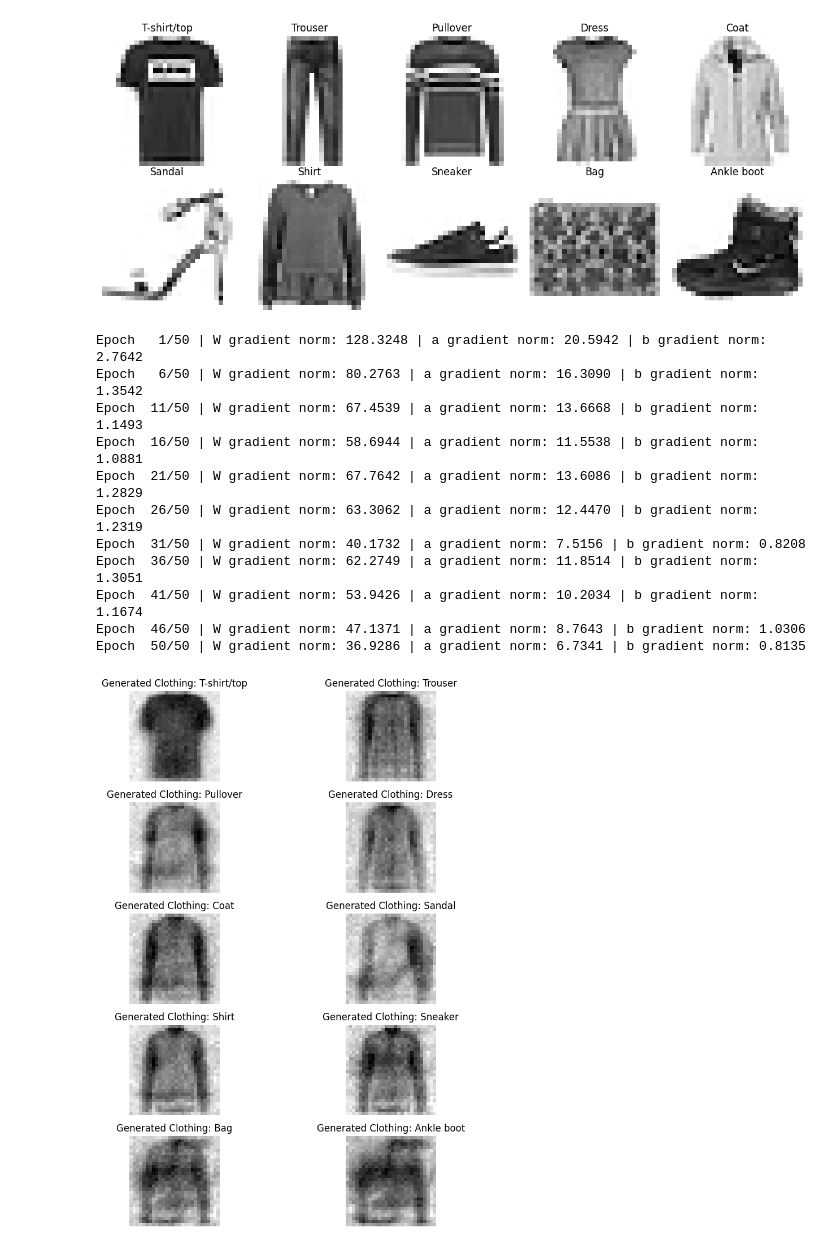
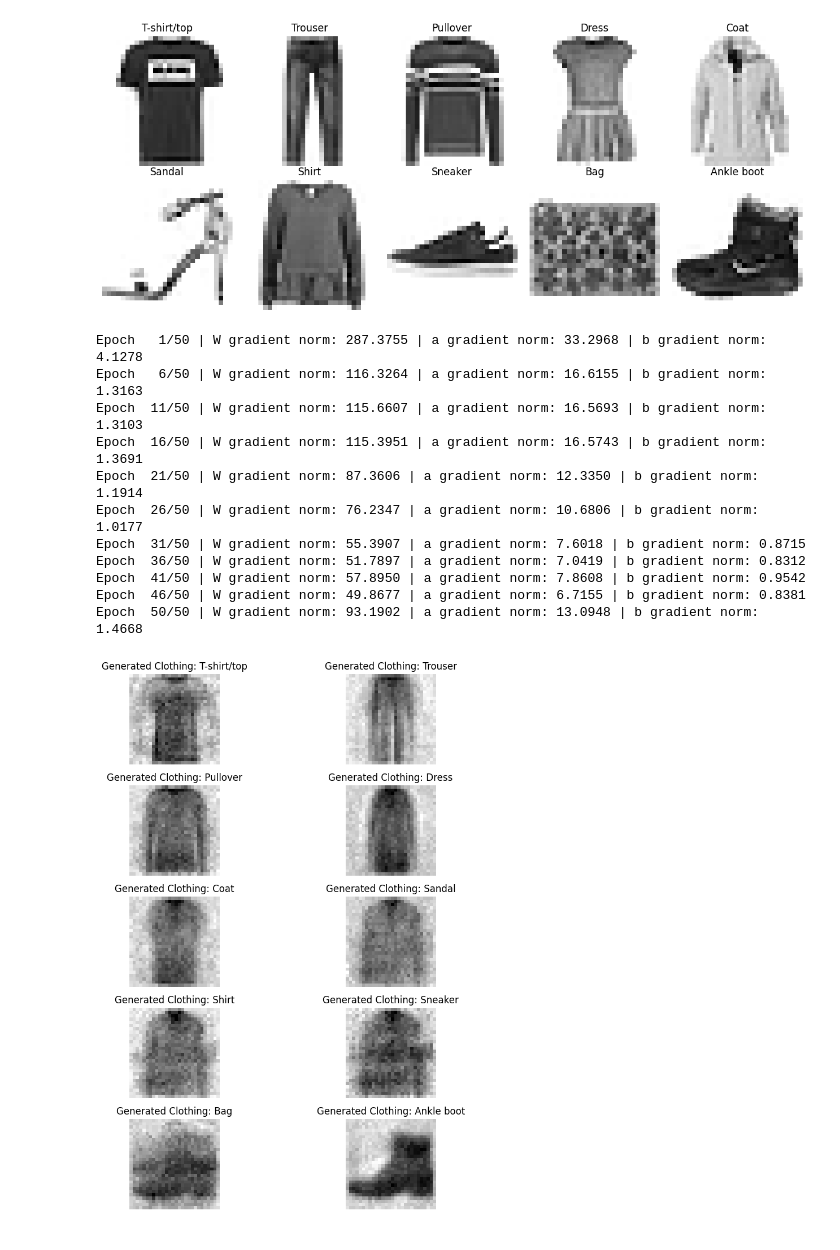
Before and after one commit to dyoldas/boltzmann_machines, a Jupyter notebook: neural_boltzmann_machine_fashion_mnist.ipynb, the cells around one changed output. Drawn from its saved outputs; the diff is of its cells as text; code cells hidden in the pictures.

```diff
--- a/neural_boltzmann_machine_fashion_mnist.ipynb
+++ b/neural_boltzmann_machine_fashion_mnist.ipynb
@@ -258,7 +258,7 @@ class NeuralRBM(nn.Module):
         W = self.W_net(z).reshape(-1, self.num_vis, self.num_hid)
         return a, b, W
 # %%
-N, M = 784, 64
+N, M = 784, 128
 batch_size = 256
 num_epochs = 50
 learning_rate = 1e-3
@@ -342,30 +342,30 @@ for epoch in range(num_epochs):
             f"b gradient norm: {mean_errors[2]:.4f}"
         )
 # %% [output]
-Epoch   1/50 | W gradient norm: 128.3248 | a gradient norm: 20.5942 | b gradient norm: 2.7642
-Epoch   6/50 | W gradient norm: 80.2763 | a gradient norm: 16.3090 | b gradient norm: 1.3542
-Epoch  11/50 | W gradient norm: 67.4539 | a gradient norm: 13.6668 | b gradient norm: 1.1493
-Epoch  16/50 | W gradient norm: 58.6944 | a gradient norm: 11.5538 | b gradient norm: 1.0881
-Epoch  21/50 | W gradient norm: 67.7642 | a gradient norm: 13.6086 | b gradient norm: 1.2829
-Epoch  26/50 | W gradient norm: 63.3062 | a gradient norm: 12.4470 | b gradient norm: 1.2319
-Epoch  31/50 | W gradient norm: 40.1732 | a gradient norm: 7.5156 | b gradient norm: 0.8208
-Epoch  36/50 | W gradient norm: 62.2749 | a gradient norm: 11.8514 | b gradient norm: 1.3051
-Epoch  41/50 | W gradient norm: 53.9426 | a gradient norm: 10.2034 | b gradient norm: 1.1674
-Epoch  46/50 | W gradient norm: 47.1371 | a gradient norm: 8.7643 | b gradient norm: 1.0306
-Epoch  50/50 | W gradient norm: 36.9286 | a gradient norm: 6.7341 | b gradient norm: 0.8135
+Epoch   1/50 | W gradient norm: 287.3755 | a gradient norm: 33.2968 | b gradient norm: 4.1278
+Epoch   6/50 | W gradient norm: 116.3264 | a gradient norm: 16.6155 | b gradient norm: 1.3163
+Epoch  11/50 | W gradient norm: 115.6607 | a gradient norm: 16.5693 | b gradient norm: 1.3103
+Epoch  16/50 | W gradient norm: 115.3951 | a gradient norm: 16.5743 | b gradient norm: 1.3691
+Epoch  21/50 | W gradient norm: 87.3606 | a gradient norm: 12.3350 | b gradient norm: 1.1914
+Epoch  26/50 | W gradient norm: 76.2347 | a gradient norm: 10.6806 | b gradient norm: 1.0177
+Epoch  31/50 | W gradient norm: 55.3907 | a gradient norm: 7.6018 | b gradient norm: 0.8715
+Epoch  36/50 | W gradient norm: 51.7897 | a gradient norm: 7.0419 | b gradient norm: 0.8312
+Epoch  41/50 | W gradient norm: 57.8950 | a gradient norm: 7.8608 | b gradient norm: 0.9542
+Epoch  46/50 | W gradient norm: 49.8677 | a gradient norm: 6.7155 | b gradient norm: 0.8381
+Epoch  50/50 | W gradient norm: 93.1902 | a gradient norm: 13.0948 | b gradient norm: 1.4668
 # %%
 # Visualize a Samples
 v0 = torch.randn(N, device=device)
 a_all, b_all, W_all = model(label_inputs)
 
 fig, axes = plt.subplots(5, 2, figsize=(10, 10))
 for i, ax in enumerate(axes.flat):
-    v_sample = Block_Gibbs_sampling(v0, W_all[i], a_all[i], b_all[i], 10000)
+    v_sample = Block_Gibbs_sampling(v0, W_all[i], a_all[i], b_all[i], 1000)
     ax.imshow(1 - recover(v_sample.cpu().reshape(28, 28), mean, std), cmap="gray")
     ax.set_title(f"Generated Clothing: {class_names[i]}")
     ax.axis("off")
 
 plt.tight_layout()
 plt.show()
 # %% [output]
-[figure, old version]
+[figure, new version]
```
